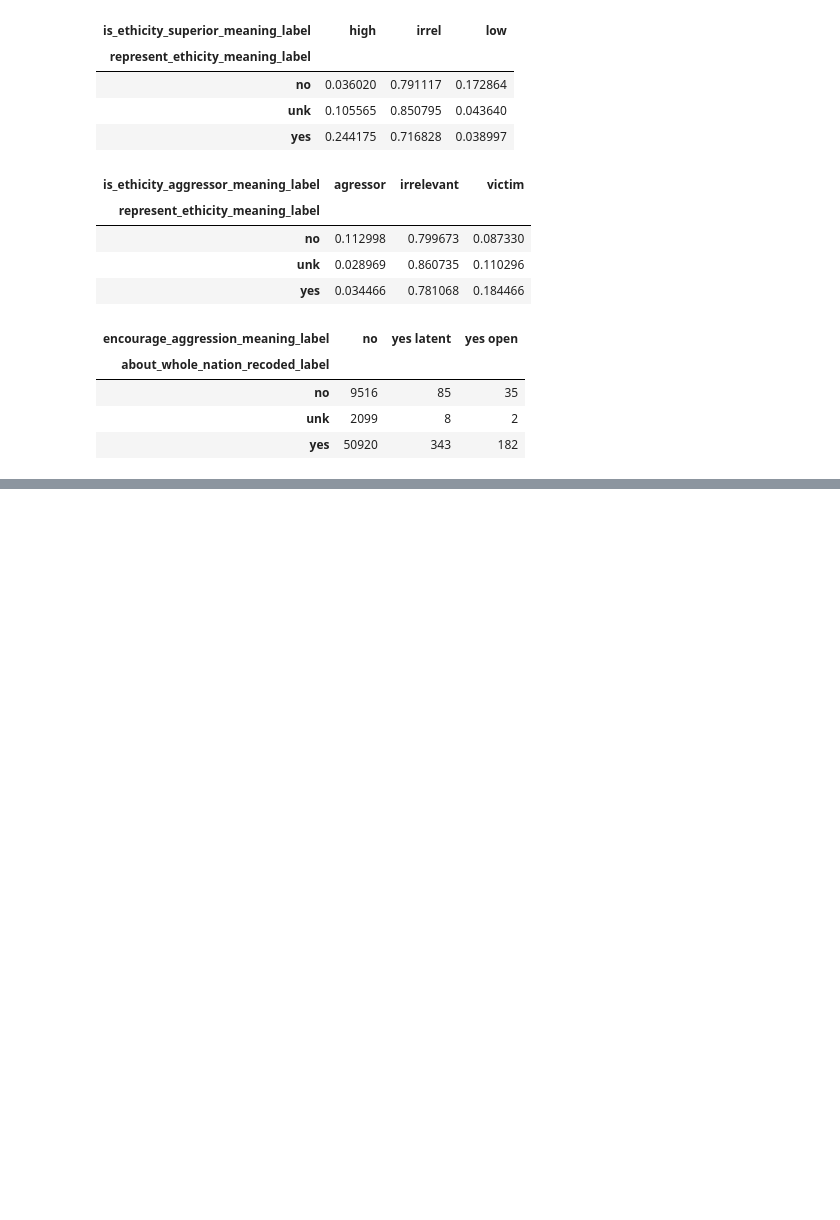
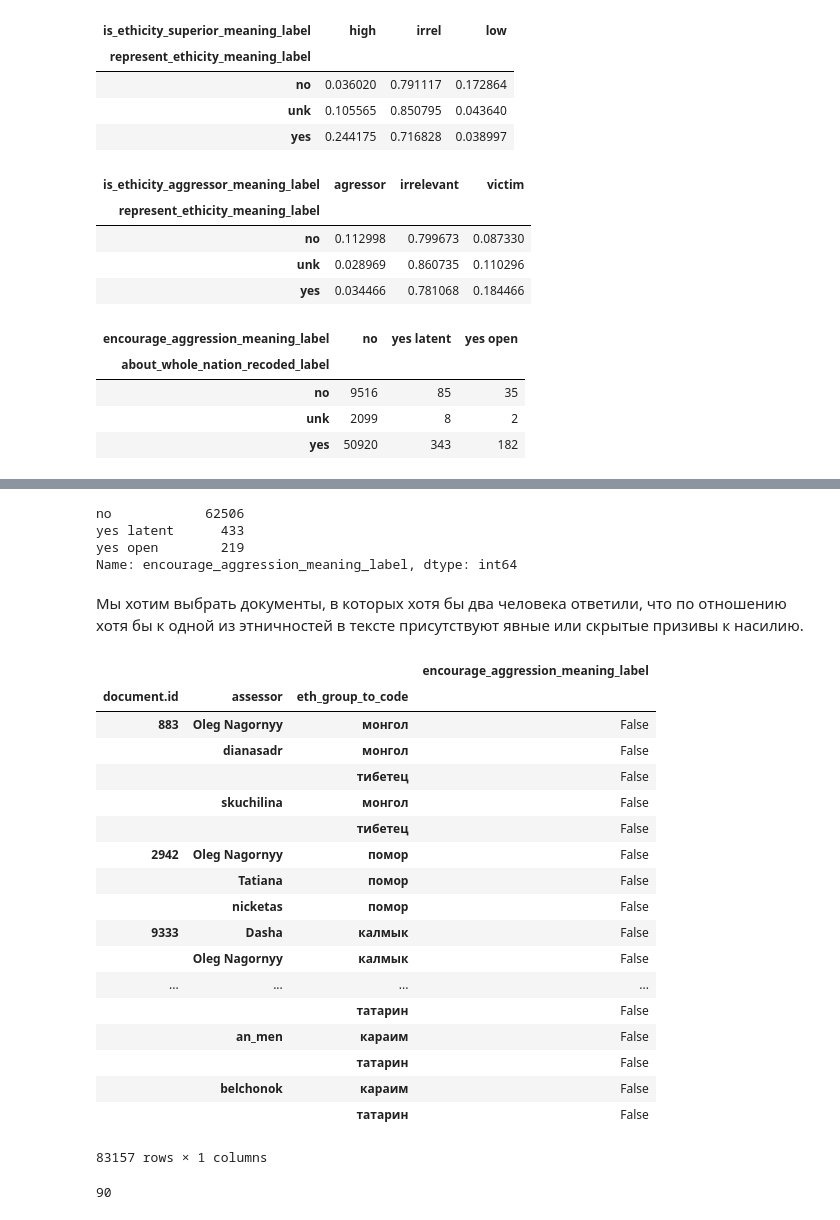
Before and after one commit to i-Hun/phd-thesis-code, a Jupyter notebook: exploration.ipynb, the cells around one changed output, grey strips where cells are left out. Cells and saved outputs as stored; diff of their text form; code cells hidden in the pictures; blank space fills up the shorter version.

```diff
--- a/exploration.ipynb
+++ b/exploration.ipynb
@@ -540,0 +602,35 @@ pd.crosstab(
+# %%
+df["encourage_aggression_meaning_label"].value_counts()
+# %% [output]
+no            62506
+yes latent      433
+yes open        219
+Name: encourage_aggression_meaning_label, dtype: int64
+# %% [markdown]
+Мы хотим выбрать документы, в которых хотя бы два человека ответили, что по отношению хотя бы к одной из этничностей в тексте присутствуют явные или скрытые призивы к насилию.
+# %%
+a = df[["document.id", "assessor", "eth_group_to_code", "encourage_aggression_meaning_label"]]\
+    .groupby(["document.id", "assessor", "eth_group_to_code"])\
+    .first()\
+    .agg({"encourage_aggression_meaning_label": lambda x: "yes" in x.lower() if type(x) is str else False})
+a
+# %% [output]
+|  |  |  | encourage_aggression_meaning_label |
+| document.id | assessor | eth_group_to_code |  |
+| 883 | Oleg Nagornyy | монгол | False |
+|  | dianasadr | монгол | False |
+|  |  | тибетец | False |
+|  | skuchilina | монгол | False |
+|  |  | тибетец | False |
+| 2942 | Oleg Nagornyy | помор | False |
+|  | Tatiana | помор | False |
+|  | nicketas | помор | False |
+| 9333 | Dasha | калмык | False |
+|  | Oleg Nagornyy | калмык | False |
+| ... | ... | ... | ... |
+|  |  | татарин | False |
+|  | an_men | караим | False |
+|  |  | татарин | False |
+|  | belchonok | караим | False |
+|  |  | татарин | False |
+83157 rows × 1 columns
@@ -540,0 +641,4 @@ pd.crosstab(
+# %%
+len(ids_of_encourage_aggression_posts)
+# %% [output]
+90
```
Also changed, not shown: parts of 27 cells of this notebook, 6 other files.
